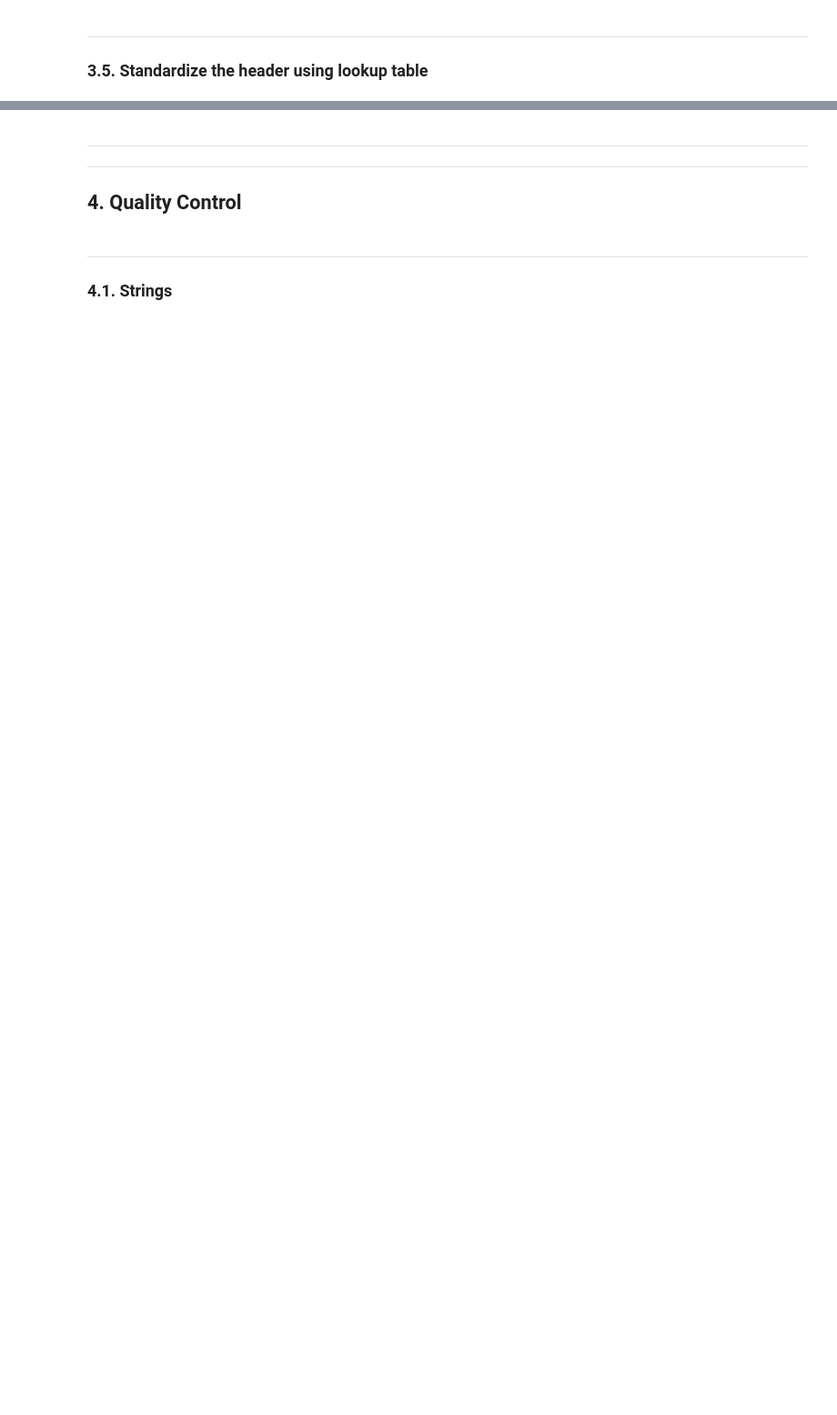
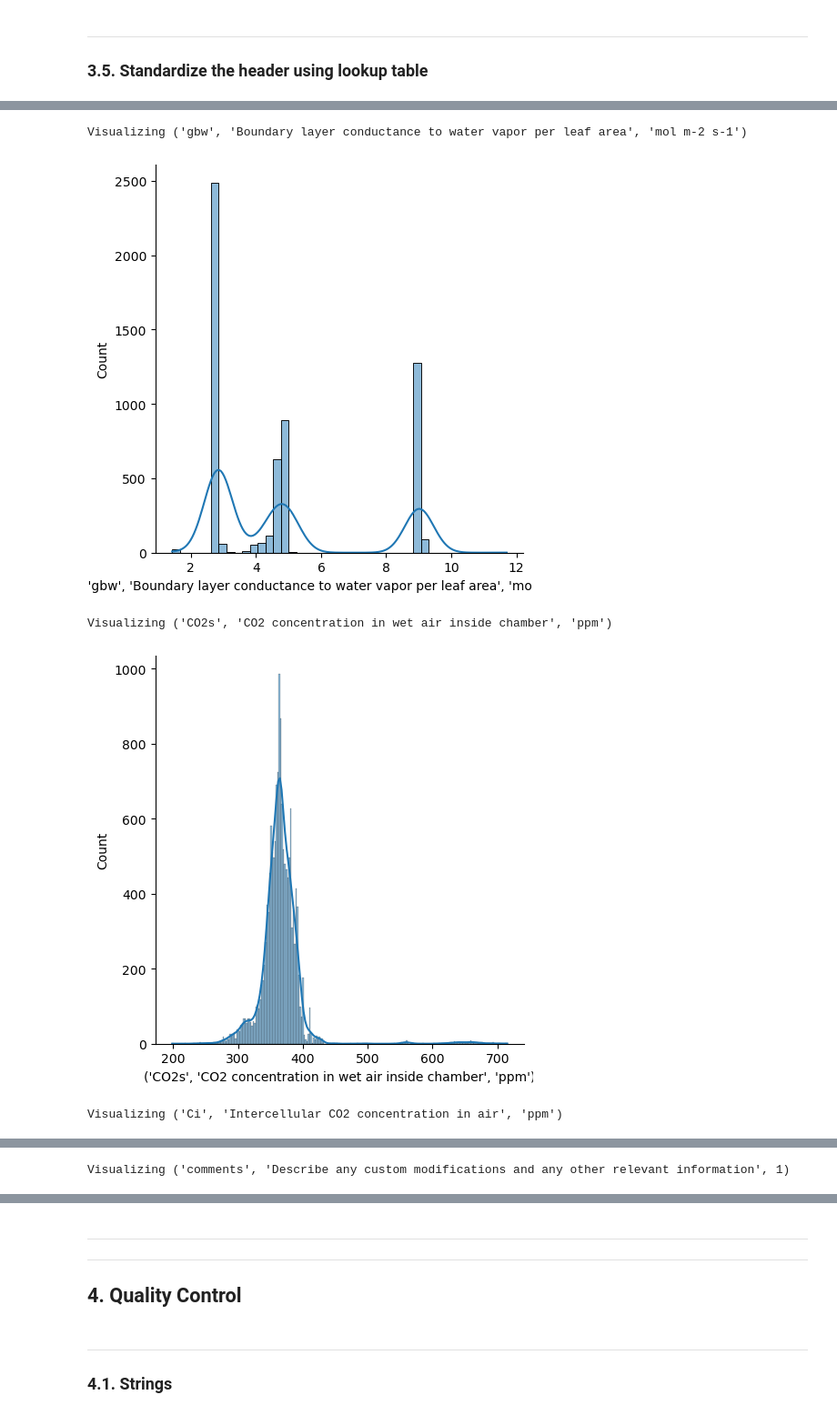
Before and after one commit to msteckle/leaf_gas_exchange_database, a Jupyter notebook: notebooks/lin_2015.ipynb, the cells around one changed output, grey strips where cells are left out. Shown at 91% size. Saved outputs shown, nothing was run; the diff lists cells and outputs as text; code cells hidden in the pictures; blank space fills up the shorter version.

```diff
--- a/notebooks/lin_2015.ipynb
+++ b/notebooks/lin_2015.ipynb
@@ -100,3 +115,13 @@ metadata.head(3)
 ---
 ## 2. Prepare data headers <a class="anchor" id="prep-headers"></a>
 Add variable/description/units to as a 3-row multi-header
+# %%
+# merge metadata with data column names
+columns_df = pd.DataFrame({'variable': data.columns})
+matched_metadata = columns_df.merge(metadata, on='variable', how='left')
+
+# check for unmatched variables
+unmatched = matched_metadata[matched_metadata['description'].isnull()]
+if not unmatched.empty:
+    print("Warning: Some columns in the data file do not match the metadata:")
+    print(unmatched)
@@ -401,5 +472,11 @@ filtered_standard_data.head(3)
 # %%
 # Iterate over filtered_standard_data columns and visualize
-# for col in filtered_standard_data.columns:
-#     print(f"Visualizing {col}")
-#     funcs.visualize_all_columns(filtered_standard_data[col])
+for col in filtered_standard_data.columns:
+    print(f"Visualizing {col}")
+    funcs.visualize_all_columns(filtered_standard_data[col])
+# %% [output]
+Visualizing ('gbw', 'Boundary layer conductance to water vapor per leaf area', 'mol m-2 s-1')
+[figure, added]
+Visualizing ('CO2s', 'CO2 concentration in wet air inside chamber', 'ppm')
+[figure, added]
+Visualizing ('Ci', 'Intercellular CO2 concentration in air', 'ppm')
@@ -405,0 +484 @@ filtered_standard_data.head(3)
+Visualizing ('comments', 'Describe any custom modifications and any other relevant information', 1)
```
Also changed, not shown: parts of 45 cells of this notebook, 4 other files.
